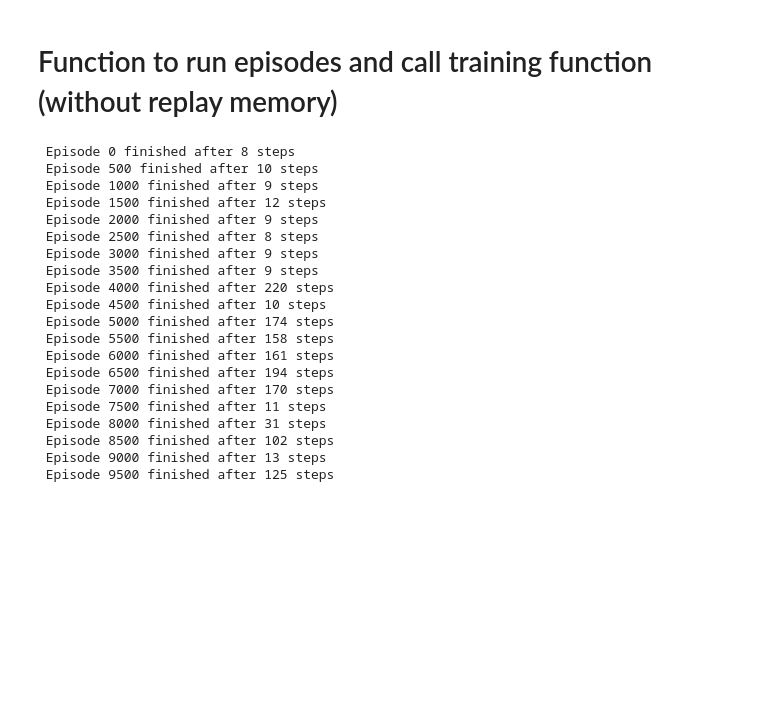
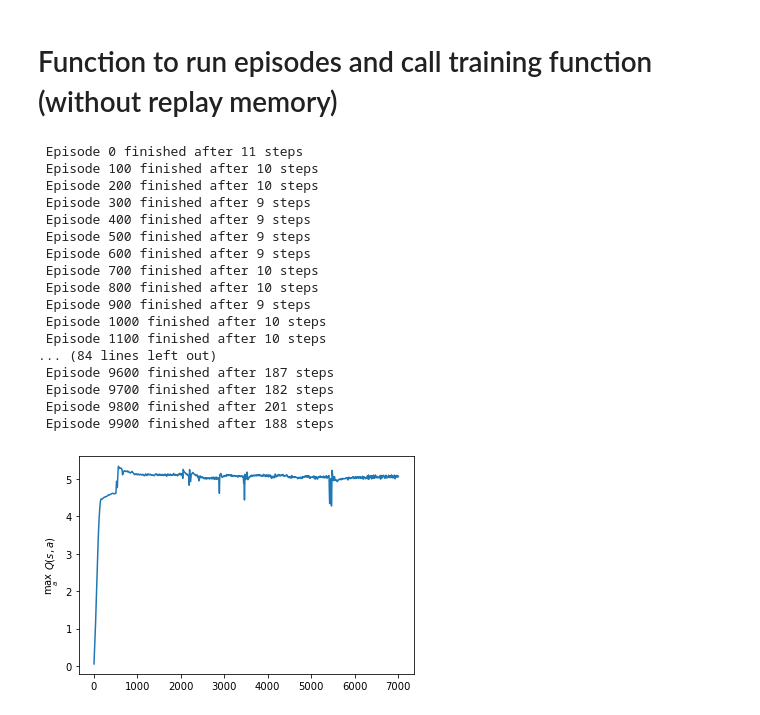
Before and after one commit to KylianvG/DQN_Divergence, a Jupyter notebook: Cartpole.ipynb, the cells around one changed output. Saved outputs shown, nothing was run; the diff lists cells and outputs as text; code cells hidden in the pictures; blank space fills up the shorter version.

```diff
--- a/Cartpole.ipynb
+++ b/Cartpole.ipynb
@@ -90,6 +119,8 @@ episode_durations = run_episodes(train, Q_net, policy, memory, env, num_episodes
 def run_episodes(train, Q, policy, memory, env, num_episodes, batch_size, discount_factor, optimizer):
     global_steps = 0  # Count the steps (do not reset at episode start, to compute epsilon)
     episode_durations = []  #
+    state_values = []
+    init_state = env.reset()
     for i in range(num_episodes):
         state = env.reset()
 
@@ -110,13 +141,20 @@ def run_episodes(train, Q, policy, memory, env, num_episodes, batch_size, discou
                 loss = train(Q, memory, optimizer, batch_size, discount_factor)
             state = s_next
 
+            if global_steps % 100 == 0:
+                with torch.no_grad():
+                    Q.eval()
+                    Q_vals = Q(torch.Tensor([init_state]))
+                    maxx, _ = torch.max(Q_vals, dim=1)
+                    state_values.append(maxx)
+
             if done:
-                if i % 500 == 0:
+                if i % 100 == 0:
                     print("{2} Episode {0} finished after {1} steps"
                           .format(i, steps, '\033[92m' if steps >= 195 else '\033[99m'))
                 episode_durations.append(steps)
                 break
-    return episode_durations
+    return episode_durations, state_values
 # %%
 random.seed(seed)
 torch.manual_seed(seed)
@@ -126,31 +164,34 @@ Q_net = QNetwork(num_hidden=num_hidden)
 policy = EpsilonGreedyPolicy(Q_net, eps)
 
 num_episodes = 10000
-batch_size = 32
+batch_size = 64
 discount_factor = 0.8
 learn_rate = 1e-3
 memory = ReplayMemory(batch_size)
 
 optimizer = optim.Adam(Q_net.parameters(), learn_rate)
-episode_durations = run_episodes(train, Q_net, policy, memory, env, num_episodes, batch_size, discount_factor, optimizer)
+episode_durations, state_values = run_episodes(train, Q_net, policy, memory, env, num_episodes, batch_size, discount_factor, optimizer)
 # %% [output]
- Episode 0 finished after 8 steps
- Episode 500 finished after 10 steps
- Episode 1000 finished after 9 steps
- Episode 1500 finished after 12 steps
- Episode 2000 finished after 9 steps
- Episode 2500 finished after 8 steps
- Episode 3000 finished after 9 steps
- Episode 3500 finished after 9 steps
- Episode 4000 finished after 220 steps
- Episode 4500 finished after 10 steps
- Episode 5000 finished after 174 steps
- Episode 5500 finished after 158 steps
- Episode 6000 finished after 161 steps
- Episode 6500 finished after 194 steps
- Episode 7000 finished after 170 steps
- Episode 7500 finished after 11 steps
- Episode 8000 finished after 31 steps
- Episode 8500 finished after 102 steps
- Episode 9000 finished after 13 steps
- Episode 9500 finished after 125 steps
+ Episode 0 finished after 11 steps
+ Episode 100 finished after 10 steps
+ Episode 200 finished after 10 steps
+ Episode 300 finished after 9 steps
+ Episode 400 finished after 9 steps
+ Episode 500 finished after 9 steps
+ Episode 600 finished after 9 steps
+ Episode 700 finished after 10 steps
+ Episode 800 finished after 10 steps
+ Episode 900 finished after 9 steps
+ Episode 1000 finished after 10 steps
+ Episode 1100 finished after 10 steps
+... (84 lines left out)
+ Episode 9600 finished after 187 steps
+ Episode 9700 finished after 182 steps
+ Episode 9800 finished after 201 steps
+ Episode 9900 finished after 188 steps
+# %%
+plt.plot(smooth(np.array(state_values), 10))
+plt.ylabel('$\max_a\ Q(s,a)$')
+plt.show()
+# %% [output]
+[figure, added]
```
Also changed, not shown: parts of 3 cells of this notebook.
